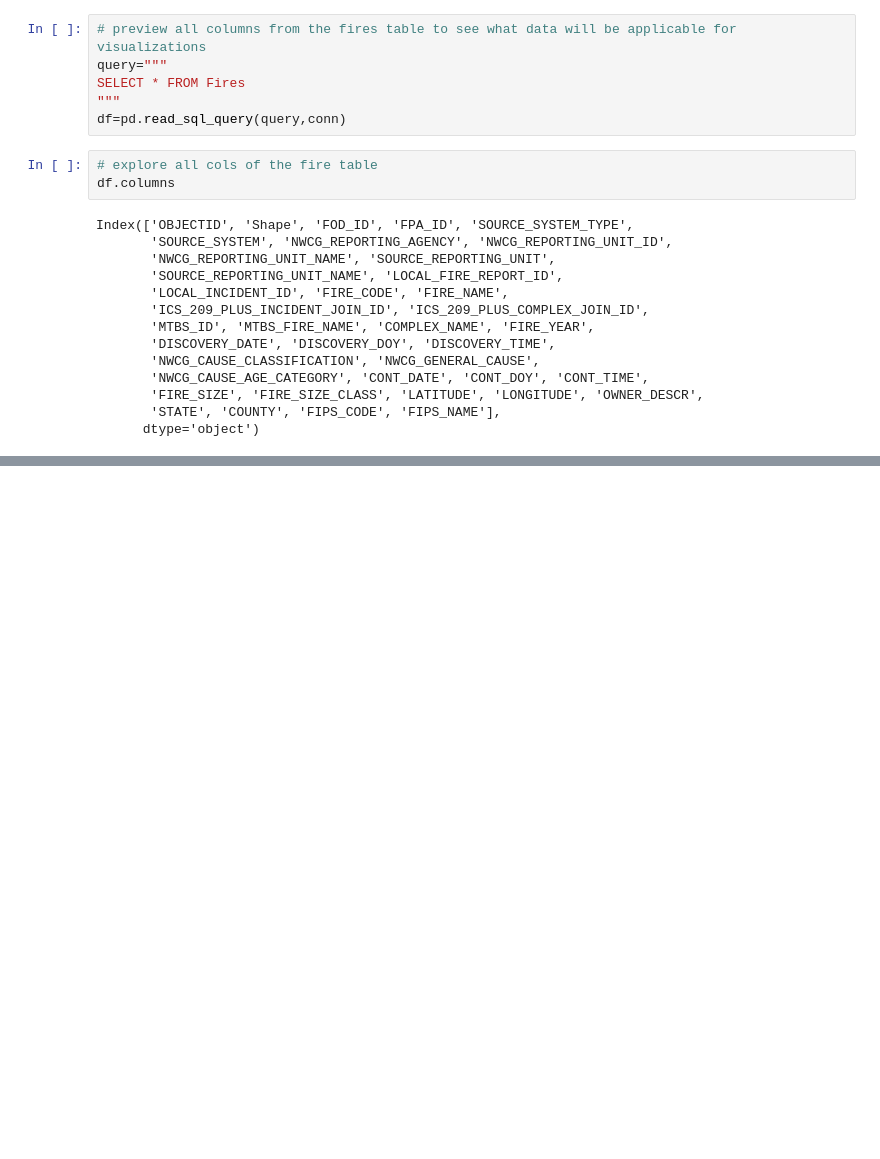
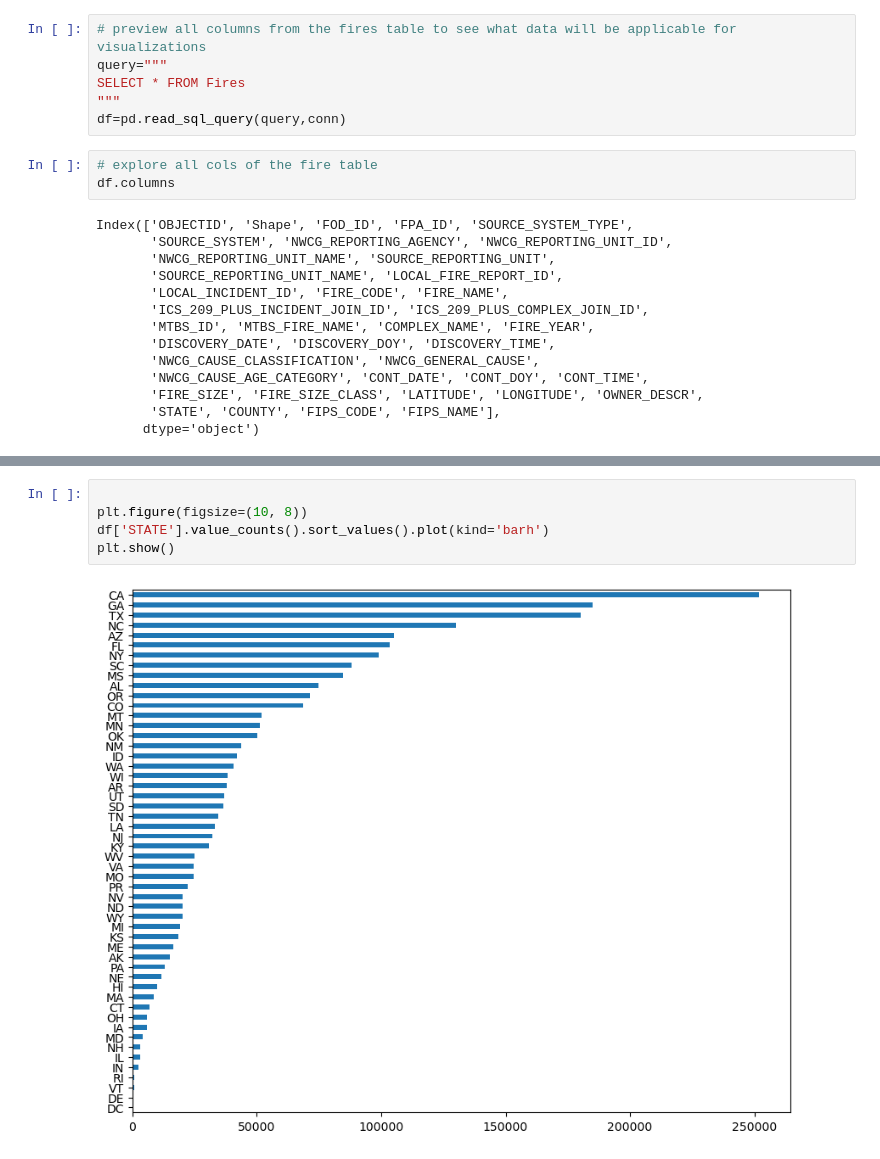
Before and after one commit to clovestad/Wild_fires, a Jupyter notebook: wildfires.ipynb, the cells around one changed output, grey strips where cells are left out. Saved outputs shown, nothing was run; the diff lists cells and outputs as text; blank space fills up the shorter version.

```diff
--- a/wildfires.ipynb
+++ b/wildfires.ipynb
@@ -65,0 +73,7 @@ df.head()
+# %%
+
+plt.figure(figsize=(10, 8))
+df['STATE'].value_counts().sort_values().plot(kind='barh')
+plt.show()
+# %% [output]
+[figure, added]
```
Also changed, not shown: parts of 1 cell of this notebook.
